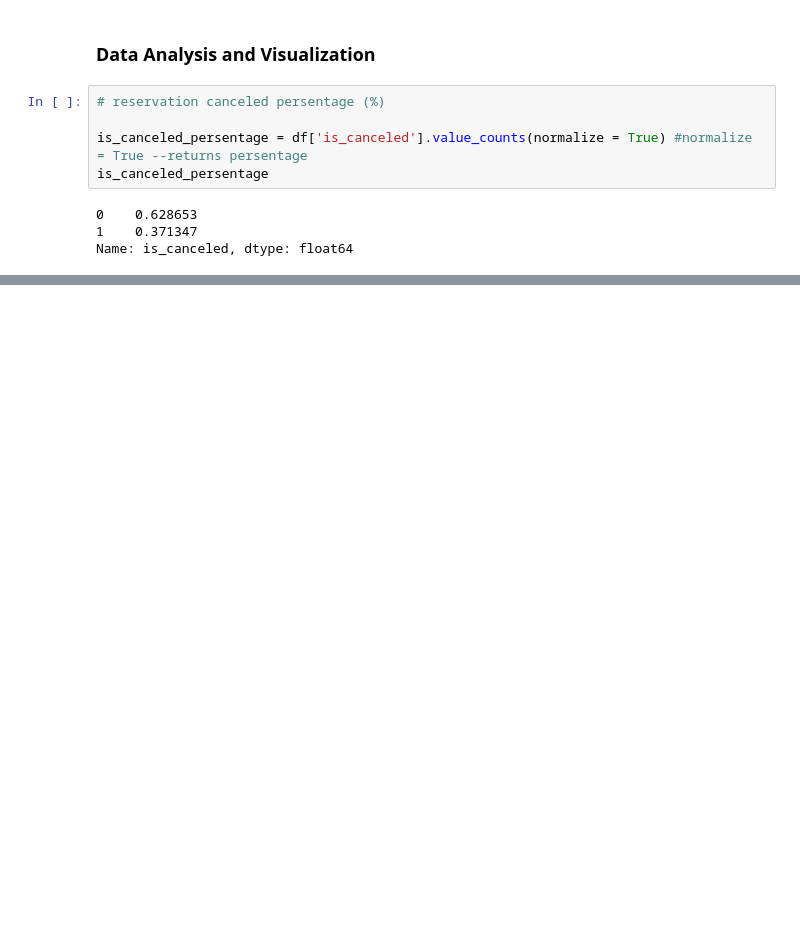
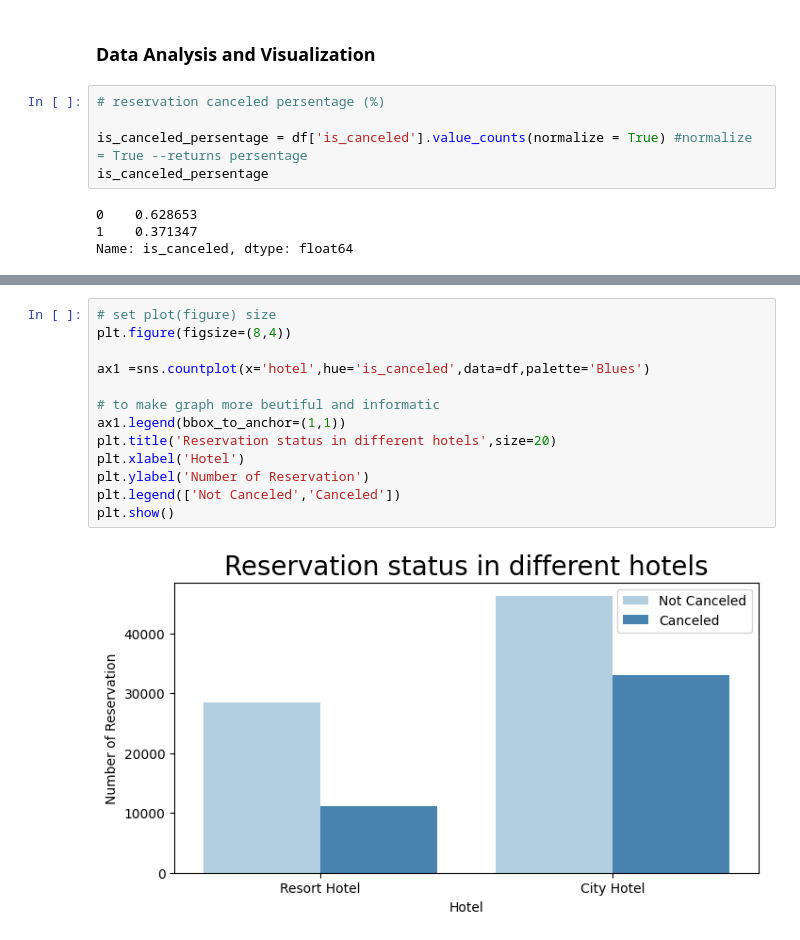
Before and after one commit to CM-007/Data-Analysis, a Jupyter notebook: data_analysis(Hotel_Booking_cansalation_project).ipynb, the cells around one changed output, grey strips where cells are left out. Drawn from its saved outputs; the diff is of its cells as text; blank space fills up the shorter version.

```diff
--- a/data_analysis(Hotel_Booking_cansalation_project).ipynb
+++ b/data_analysis(Hotel_Booking_cansalation_project).ipynb
@@ -223,0 +250,15 @@ Name: is_canceled, dtype: float64
+# %%
+# set plot(figure) size
+plt.figure(figsize=(8,4))
+
+ax1 =sns.countplot(x='hotel',hue='is_canceled',data=df,palette='Blues')
+
+# to make graph more beutiful and informatic
+ax1.legend(bbox_to_anchor=(1,1))
+plt.title('Reservation status in different hotels',size=20)
+plt.xlabel('Hotel')
+plt.ylabel('Number of Reservation')
+plt.legend(['Not Canceled','Canceled'])
+plt.show()
+# %% [output]
+[figure, added]
```
Also changed, not shown: parts of 13 cells of this notebook.
